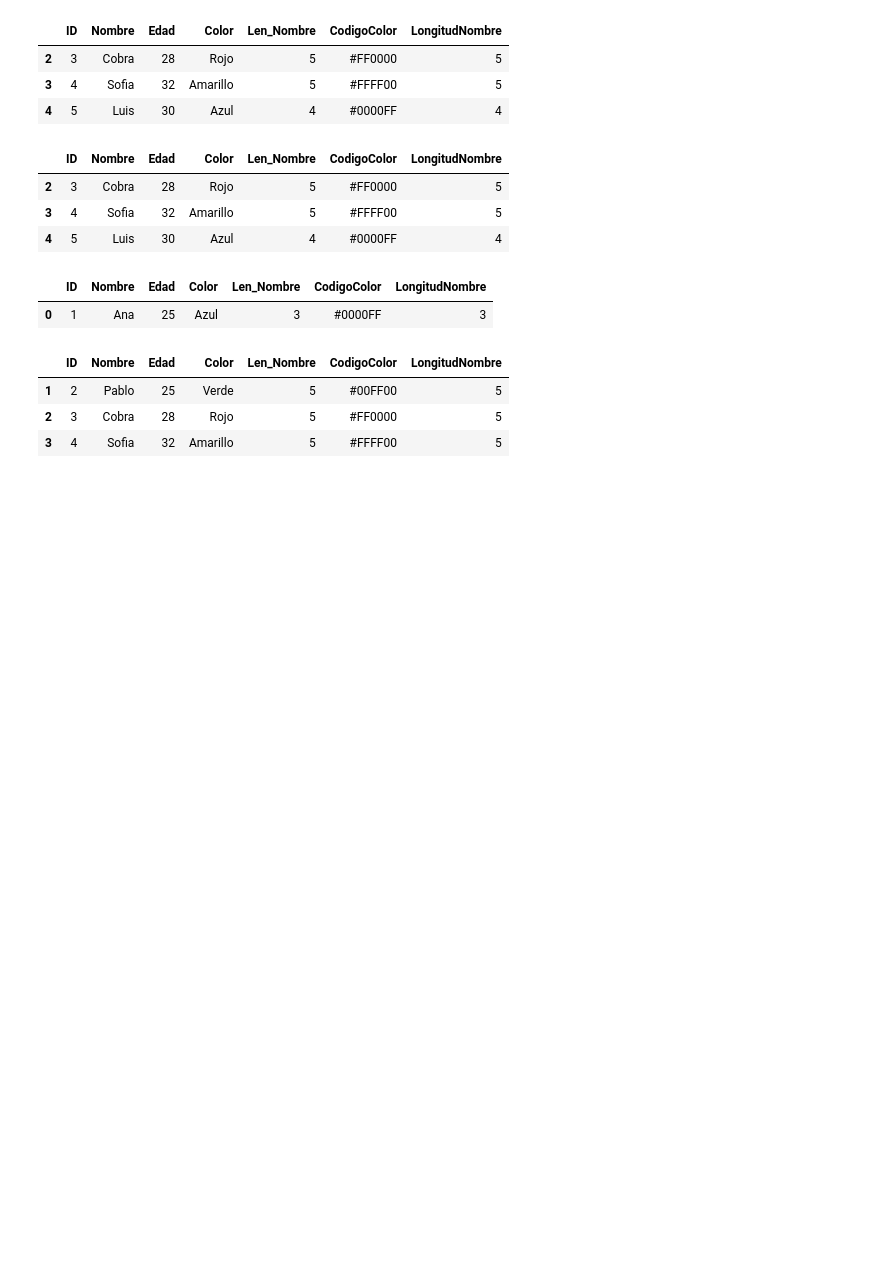
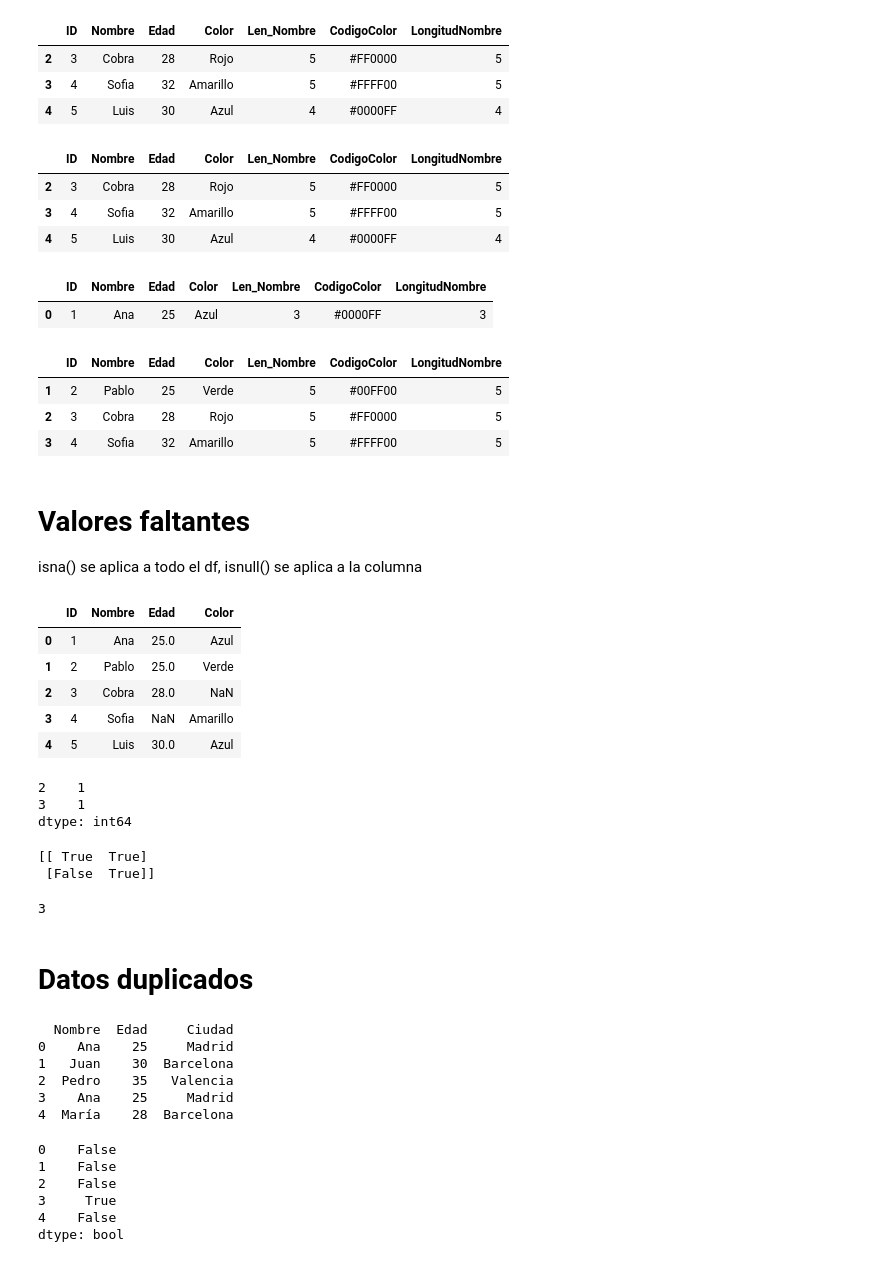
Before and after one commit to Jamquelet/procesamiento_de_datos_py, a Jupyter notebook: pandas/clase/clase_2.ipynb, the cells around one changed output. Drawn from its saved outputs; the diff is of its cells as text; code cells hidden in the pictures; blank space fills up the shorter version.

Commit message:
ejemplos mandejo de csv con pandas

```diff
--- a/pandas/clase/clase_2.ipynb
+++ b/pandas/clase/clase_2.ipynb
@@ -81,3 +81,64 @@ df[df['Nombre'].apply(len)>4]
 | 1 | 2 | Pablo | 25 | Verde | 5 | #00FF00 | 5 |
 | 2 | 3 | Cobra | 28 | Rojo | 5 | #FF0000 | 5 |
 | 3 | 4 | Sofia | 32 | Amarillo | 5 | #FFFF00 | 5 |
+# %% [markdown]
+# Valores faltantes
+isna() se aplica a todo el df, isnull() se aplica a la columna
+# %%
+import pandas as pd
+df_nulls = pd.read_csv('ejemplo4.csv')
+df_nulls
+# %% [output]
+|  | ID | Nombre | Edad | Color |
+| 0 | 1 | Ana | 25.0 | Azul |
+| 1 | 2 | Pablo | 25.0 | Verde |
+| 2 | 3 | Cobra | 28.0 | NaN |
+| 3 | 4 | Sofia | NaN | Amarillo |
+| 4 | 5 | Luis | 30.0 | Azul |
+# %%
+nan_rows = df_nulls.isna().sum(axis=1)
+nan_rows[nan_rows > 0] #esos id tiene NaN
+# %% [output]
+2    1
+3    1
+dtype: int64
+# %%
+import numpy as np
+arr = np.array([[True, True], [False, True]])
+print(arr)
+# %% [output]
+[[ True  True]
+ [False  True]]
+# %%
+arr.sum() # 3 son True
+# %% [output]
+3
+# %% [markdown]
+# Datos duplicados
+# %%
+import pandas as pd
+
+data = {
+    'Nombre': ['Ana', 'Juan', 'Pedro', 'Ana', 'María'],
+    'Edad': [25, 30, 35, 25, 28],
+    'Ciudad': ['Madrid', 'Barcelona', 'Valencia', 'Madrid',  'Barcelona']
+}
+
+df = pd.DataFrame(data)
+print(df)
+# %% [output]
+  Nombre  Edad     Ciudad
+0    Ana    25     Madrid
+1   Juan    30  Barcelona
+2  Pedro    35   Valencia
+3    Ana    25     Madrid
+4  María    28  Barcelona
+# %%
+df.duplicated()
+# %% [output]
+0    False
+1    False
+2    False
+3     True
+4    False
+dtype: bool
```
Also changed, not shown: parts of 11 cells of this notebook, 3 other files.
